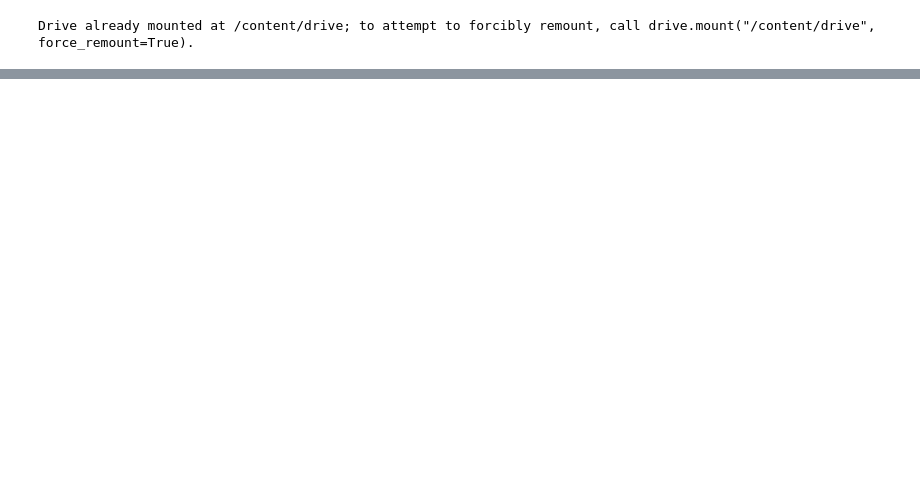
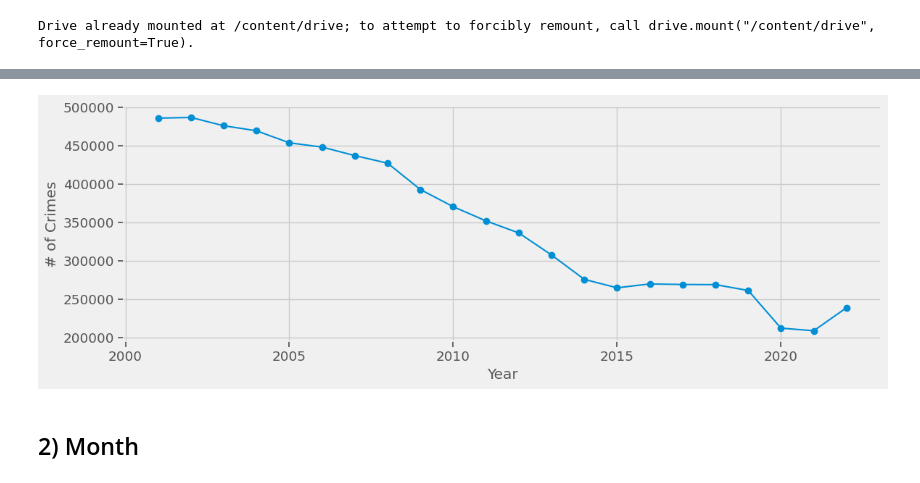
Before and after one commit to Khalil-Salama/Chicago-crime-data, a Jupyter notebook: Chicago_crime_data.ipynb, the cells around one changed output, grey strips where cells are left out. Saved outputs shown, nothing was run; the diff lists cells and outputs as text; code cells hidden in the pictures; blank space fills up the shorter version.

```diff
--- a/Chicago_crime_data.ipynb
+++ b/Chicago_crime_data.ipynb
@@ -147,0 +478,8 @@ None
+# %%
+## save year counts
+year_counts = df['Year'].value_counts().sort_index()
+year_counts.plot(style='o-',grid=True,ylabel='# of Crimes', xlabel='Year');
+# %% [output]
+[figure, added]
+# %% [markdown]
+## 2) Month
```
Also changed, not shown: parts of 65 cells of this notebook.
